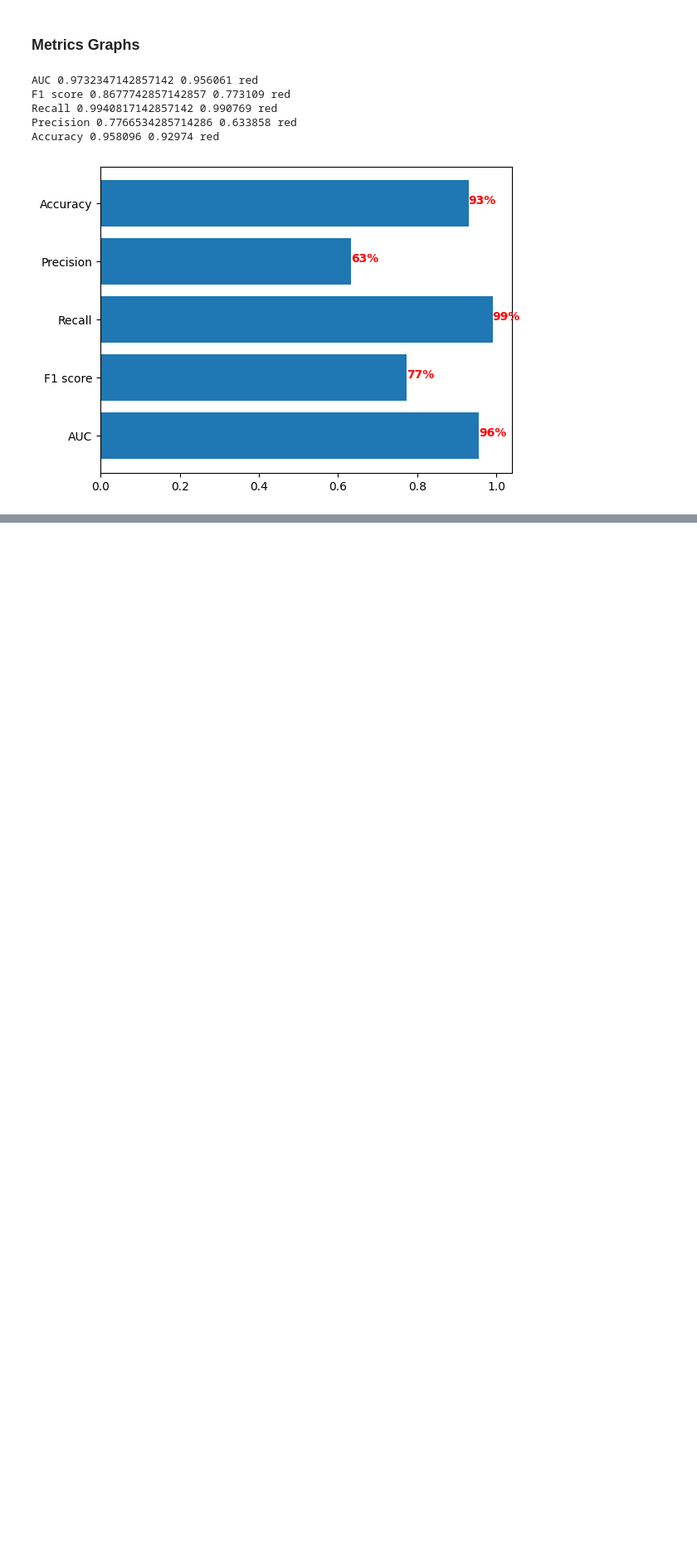
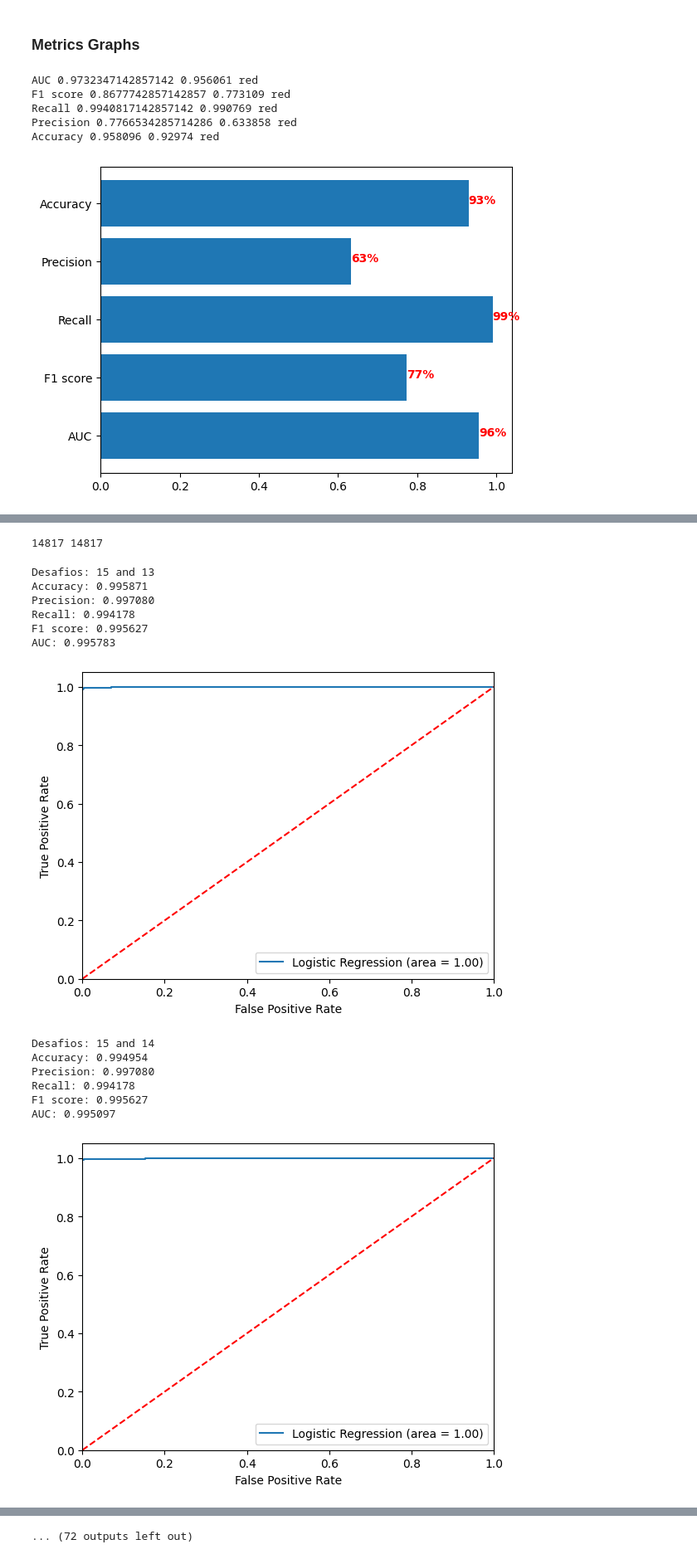
Before and after one commit to felipeaguirre66/PoliticsNLP, a Jupyter notebook: Classification/two_ideas_one_class.ipynb, the cells around one changed output, grey strips where cells are left out. Shown at 83% size. Saved outputs shown, nothing was run; the diff lists cells and outputs as text; code cells hidden in the pictures; blank space fills up the shorter version.

```diff
--- a/Classification/two_ideas_one_class.ipynb
+++ b/Classification/two_ideas_one_class.ipynb
@@ -1215,0 +1202,71 @@ Accuracy 0.958096 0.92974 red
+# %%
+xgb_cls = load_model('bert_xgb_randomized_search.sav')
+# %%
+# 1. Load dfs
+df_predic = pd.read_csv('df_predic.csv')
+df_predic['id_pairs'] = df_predic['id_pairs'].apply(lambda x: string_to_tuple(x)) # recovering tuples
+
+# 2. Scale it
+from sklearn.preprocessing import StandardScaler
+scaler = StandardScaler()
+scaled = scaler.fit_transform(df_predic.drop(['id_pairs','target'], axis=1))
+df_predic_scaled = pd.DataFrame(scaled, columns = df_predic.columns[2:])
+df_predic_scaled = df_predic_scaled.join(df_predic[['id_pairs','target']])
+
+
+# 3. train - test split
+from sklearn.model_selection import train_test_split
+y = df_predic_scaled.loc[:, df_predic_scaled.columns == 'target']['target'].values.tolist()
+X = df_predic_scaled.loc[:, df_predic_scaled.columns != 'target']
+X_train, X_test, y_train, y_test = train_test_split(X, y, test_size=0.2, random_state=semilla)
+
+# 4. Subsampling
+train = X_train
+train['target'] = y_train
+positivos = train[train.target == 1]
+negativos = train[train.target == 0]
+negativos_sub = negativos.sample(n=len(positivos), random_state=semilla)
+train_sub = pd.concat([positivos, negativos_sub])
+y_train = train_sub.loc[:, train_sub.columns == 'target']
+X_train = train_sub.loc[:, train_sub.columns != 'target']
+print(len(positivos), len(negativos_sub))
+# %% [output]
+14817 14817
+# %%
+for first_des in df.desafio.unique():
+    for second_des in df.desafio.unique():
+        if first_des!=second_des:
+
+            print(f'\nDesafios: {first_des} and {second_des}')
+
+            # Indices where both ideas do not come from the same desafio
+            indices_des_false = [i for i,x in enumerate(X_test['id_pairs'].values) if x[0] in df[df['desafio']==first_des]['ID'].values and x[1] in df[df['desafio']==second_des]['ID'].values]
+
+            # Indices where both ideas do come from the same desafio
+            indices_des_true = [i for i,x in enumerate(X_test['id_pairs'].values) if x[0] in df[df['desafio']==first_des]['ID'].values and x[1] in df[df['desafio']==first_des]['ID'].values]
+
+            # final indices
+            indices_des = indices_des_false + indices_des_true
+
+            X_test_des = X_test.iloc[indices_des].drop('id_pairs', axis=1)
+
+            y_test_des = [y_test[i] for i in indices_des]
+
+            y_pred = xgb_cls.predict(X_test_des)
+            y_pred_proba = xgb_cls.predict_proba(X_test_des)
+            print_performance(y_test_des, y_pred, y_pred_proba)
+# %% [output]
+Desafios: 15 and 13
+Accuracy: 0.995871
+Precision: 0.997080
+Recall: 0.994178
+F1 score: 0.995627
+AUC: 0.995783
+[figure, added]
+Desafios: 15 and 14
+Accuracy: 0.994954
+Precision: 0.997080
+Recall: 0.994178
+F1 score: 0.995627
+AUC: 0.995097
+[figure, added]
@@ -1215,0 +1301 @@ Accuracy 0.958096 0.92974 red
+... (72 outputs left out)
```
Also changed, not shown: parts of 5 cells of this notebook, 18 other files.
